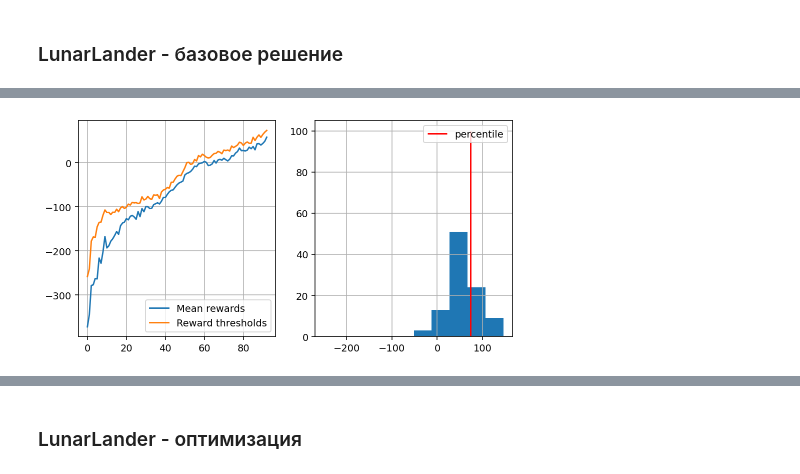
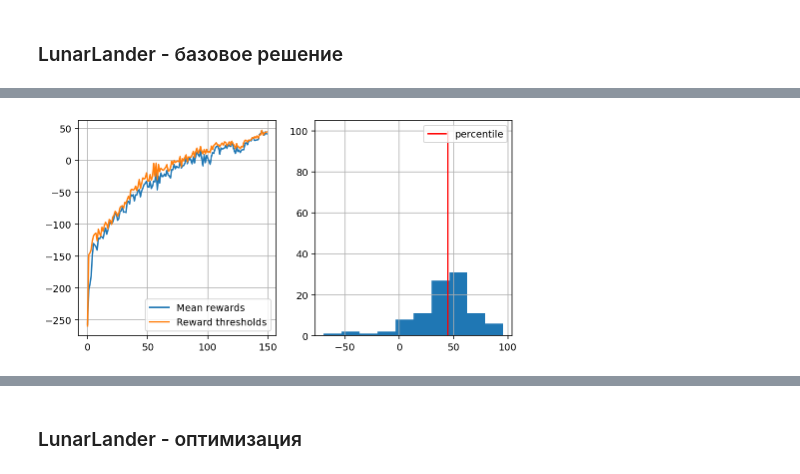
Before and after one commit to AndBoyS/RL-course, a Jupyter notebook: hw1/deep-crossentropy-method.ipynb, the cells around one changed output, grey strips where cells are left out. Drawn from its saved outputs; the diff is of its cells as text; code cells hidden in the pictures.

```diff
--- a/hw1/deep-crossentropy-method.ipynb
+++ b/hw1/deep-crossentropy-method.ipynb
@@ -195,14 +196,14 @@ def visualize_mountain_car(env, agent):
 ### LunarLander - базовое решение
 # %%
 env_name = 'LunarLander-v2'
-env = get_reseted_env(env_name)
+pipe = GymPipeline(env_name)
+env = pipe.get_env()
 env.reset()
-n_actions = env.action_space.n
 state_dim = env.observation_space.shape[0]
 
 plt.imshow(env.render())
 print("state vector dim =", state_dim)
-print("n_actions =", n_actions)
+print("n_actions =", pipe.n_actions)
 
 env.close()
 # %% [output]
@@ -215,8 +216,7 @@ from sklearn.neural_network import MLPClassifier
 agent = MLPClassifier(
     hidden_layer_sizes=(20, 20),
     activation='tanh',
-    max_iter=1,  # Default value 200
+    max_iter=800,  # Default value 200
 )
 
-# initialize agent to the dimension of state space and number of actions
-agent.partial_fit([env.reset()[0]] * n_actions, list(range(n_actions)), list(range(n_actions)))
+pipe.agent = agent
@@ -288,10 +223,9 @@ Parallel(n_jobs=5, prefer='threads', verbose=10)(delayed(generate_session)(agent
 # %%
 epochs = 150
 n_sessions_in_epoch = 100
-percentile = 70
-win_value = 50
+percentile = 50
 
 set_seed()
-%time train(agent, epochs, n_sessions_in_epoch, percentile, win_value, reward_min=-250)
+%time pipe.train(epochs=epochs, n_sessions_in_epoch=n_sessions_in_epoch, percentile=percentile)
 # %% [output]
-[figure, old version]
+[figure, new version]
```
Also changed, not shown: parts of 18 cells of this notebook, 3 other files.
